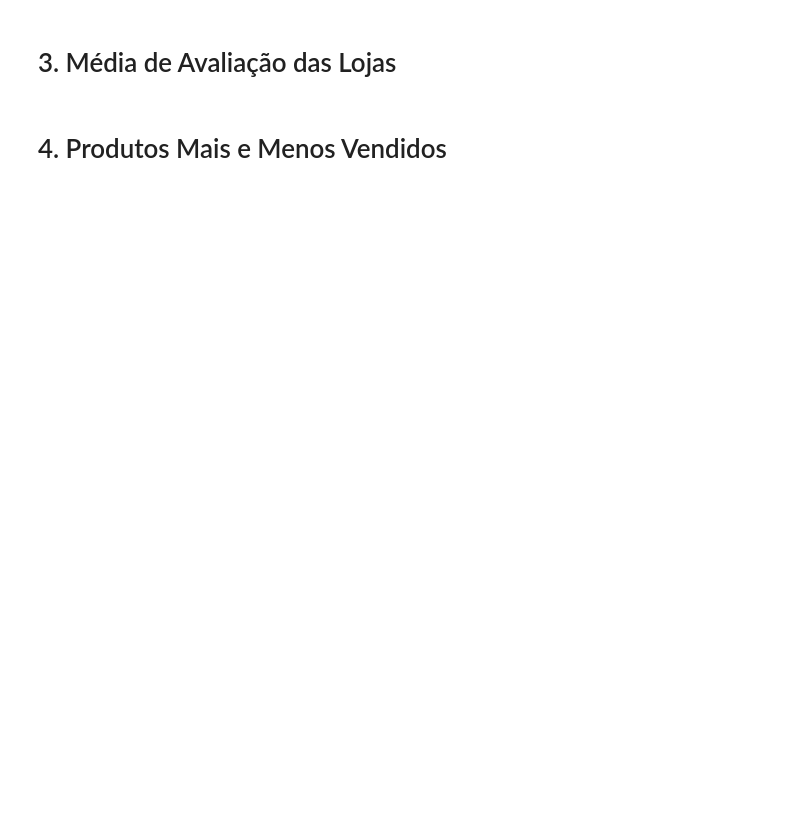
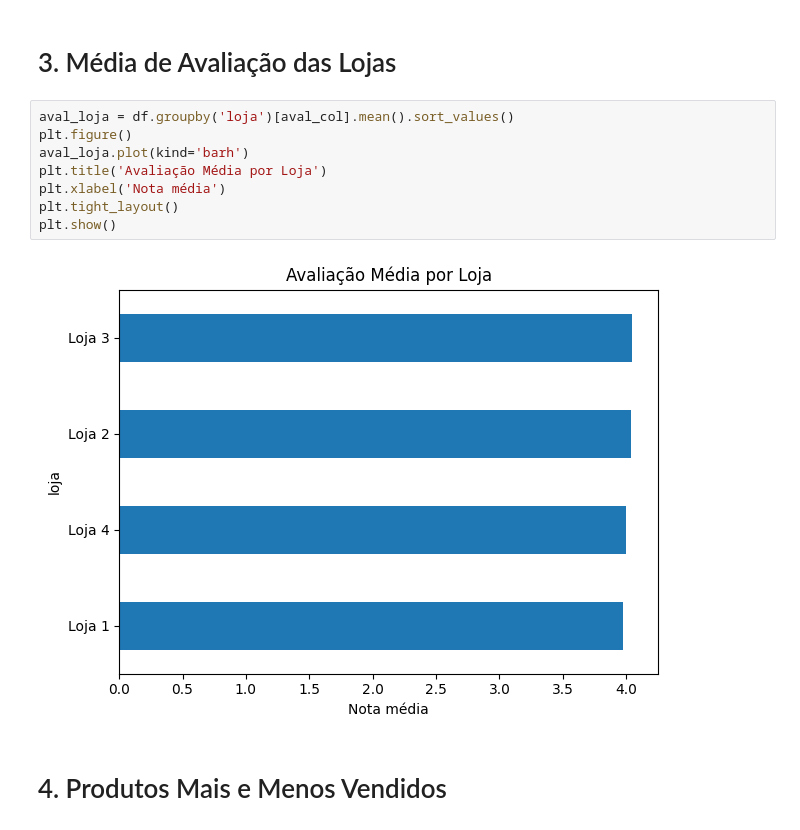
Before and after one commit to andrecastrogarciams/alurastore, a Jupyter notebook: AluraStore.ipynb, the cells around one changed output. Drawn from its saved outputs; the diff is of its cells as text; blank space fills up the shorter version.

```diff
--- a/AluraStore.ipynb
+++ b/AluraStore.ipynb
@@ -55,4 +91,14 @@ data_col    = 'Data da Compra'
 # %% [markdown]
 # 3. Média de Avaliação das Lojas
+# %%
+aval_loja = df.groupby('loja')[aval_col].mean().sort_values()
+plt.figure()
+aval_loja.plot(kind='barh')
+plt.title('Avaliação Média por Loja')
+plt.xlabel('Nota média')
+plt.tight_layout()
+plt.show()
+# %% [output]
+[figure, added]
 # %% [markdown]
 # 4. Produtos Mais e Menos Vendidos
```
Also changed, not shown: parts of 7 cells of this notebook.
